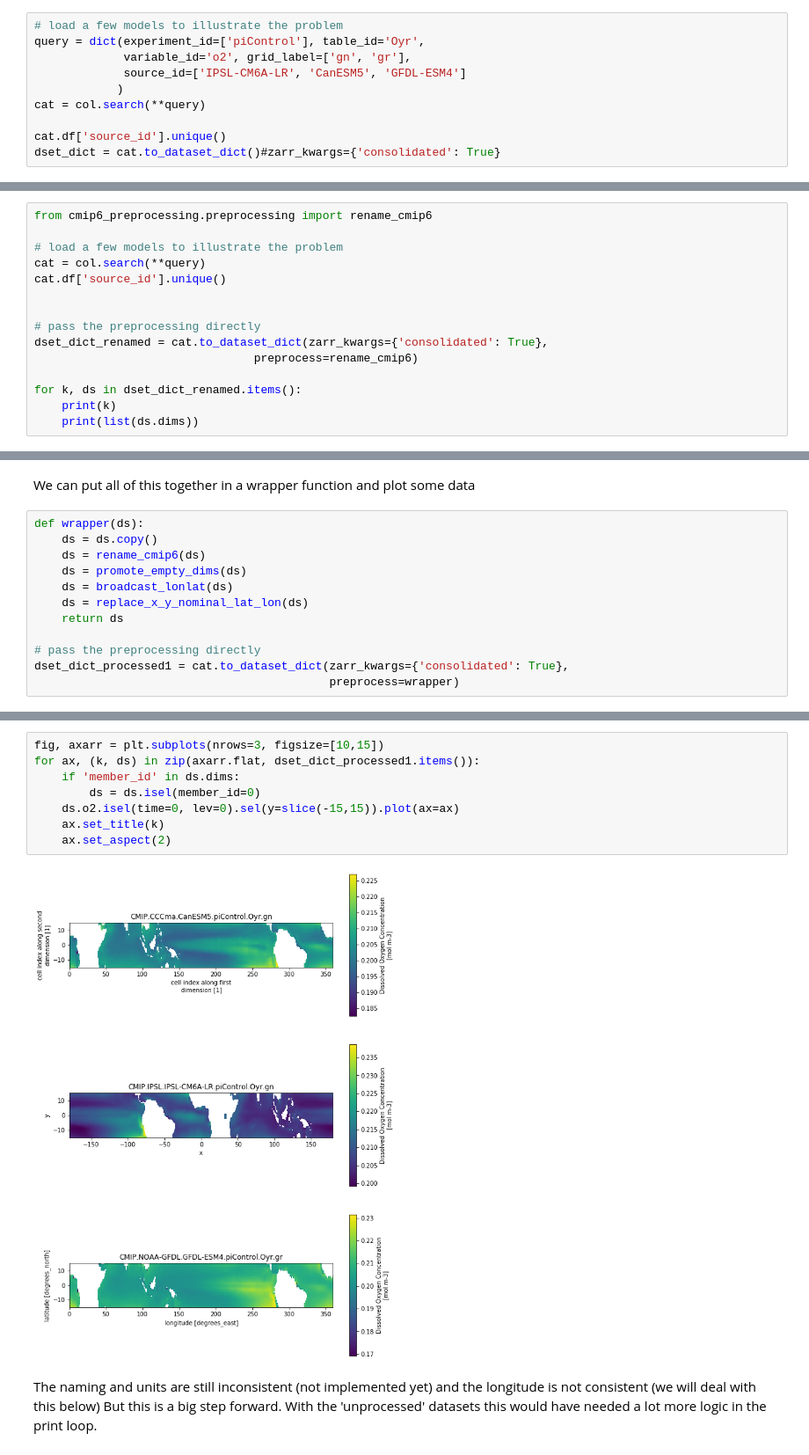
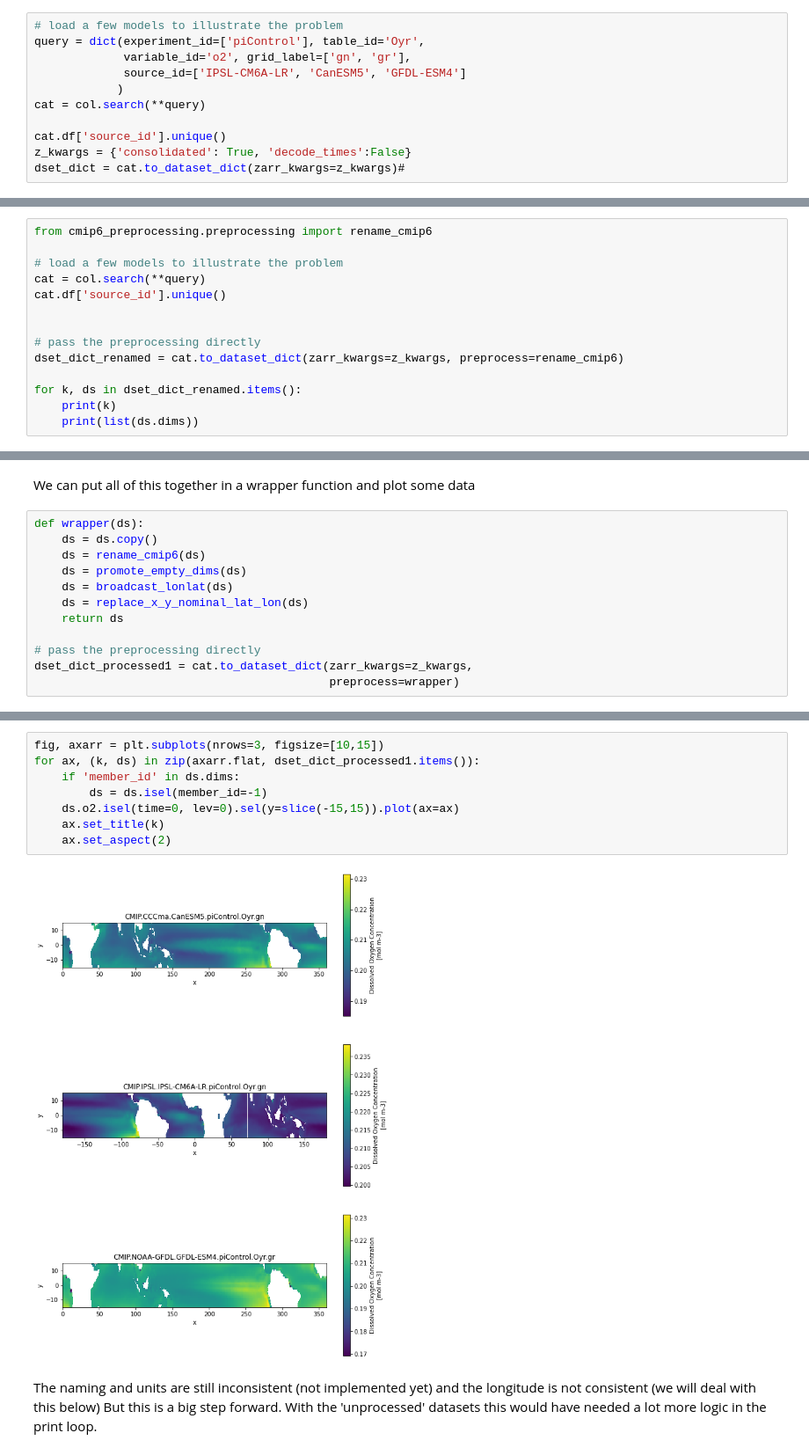
Before and after one commit to jbusecke/xMIP, a Jupyter notebook: doc/tutorial.ipynb, the cells around one changed output, grey strips where cells are left out. Shown at 88% size. Cells and saved outputs as stored; diff of their text form.

```diff
--- a/doc/tutorial.ipynb
+++ b/doc/tutorial.ipynb
@@ -38,7 +39,8 @@ query = dict(experiment_id=['piControl'], table_id='Oyr',
 cat = col.search(**query)
 
 cat.df['source_id'].unique()
-dset_dict = cat.to_dataset_dict()#zarr_kwargs={'consolidated': True}
+z_kwargs = {'consolidated': True, 'decode_times':False}
+dset_dict = cat.to_dataset_dict(zarr_kwargs=z_kwargs)#
 # %% [output]
 --> The keys in the returned dictionary of datasets are constructed as follows:
         'activity_id.institution_id.source_id.experiment_id.table_id.grid_label'
@@ -72,8 +69,7 @@ cat.df['source_id'].unique()
 
 
 # pass the preprocessing directly
-dset_dict_renamed = cat.to_dataset_dict(zarr_kwargs={'consolidated': True},
-                                preprocess=rename_cmip6)
+dset_dict_renamed = cat.to_dataset_dict(zarr_kwargs=z_kwargs, preprocess=rename_cmip6)
 
 for k, ds in dset_dict_renamed.items():
     print(k)
@@ -283,7 +410,7 @@ def wrapper(ds):
     return ds
 
 # pass the preprocessing directly
-dset_dict_processed1 = cat.to_dataset_dict(zarr_kwargs={'consolidated': True},
+dset_dict_processed1 = cat.to_dataset_dict(zarr_kwargs=z_kwargs,
                                            preprocess=wrapper)
 # %% [output]
 --> The keys in the returned dictionary of datasets are constructed as follows:
@@ -293,13 +420,13 @@ dset_dict_processed1 = cat.to_dataset_dict(zarr_kwargs={'consolidated': True},
 # %%
 fig, axarr = plt.subplots(nrows=3, figsize=[10,15])
 for ax, (k, ds) in zip(axarr.flat, dset_dict_processed1.items()):
     if 'member_id' in ds.dims:
-        ds = ds.isel(member_id=0)
+        ds = ds.isel(member_id=-1)
     ds.o2.isel(time=0, lev=0).sel(y=slice(-15,15)).plot(ax=ax)
     ax.set_title(k)
     ax.set_aspect(2)
 # %% [output]
-[figure, old version]
+[figure, new version]
 # %% [markdown]
 The naming and units are still inconsistent (not implemented yet) and the longitude is not consistent (we will deal with this below) But this is a big step forward. With the 'unprocessed' datasets this would have needed a lot more logic in the print loop.
 # %% [markdown]
```
Also changed, not shown: parts of 21 cells of this notebook, 1 other file.
